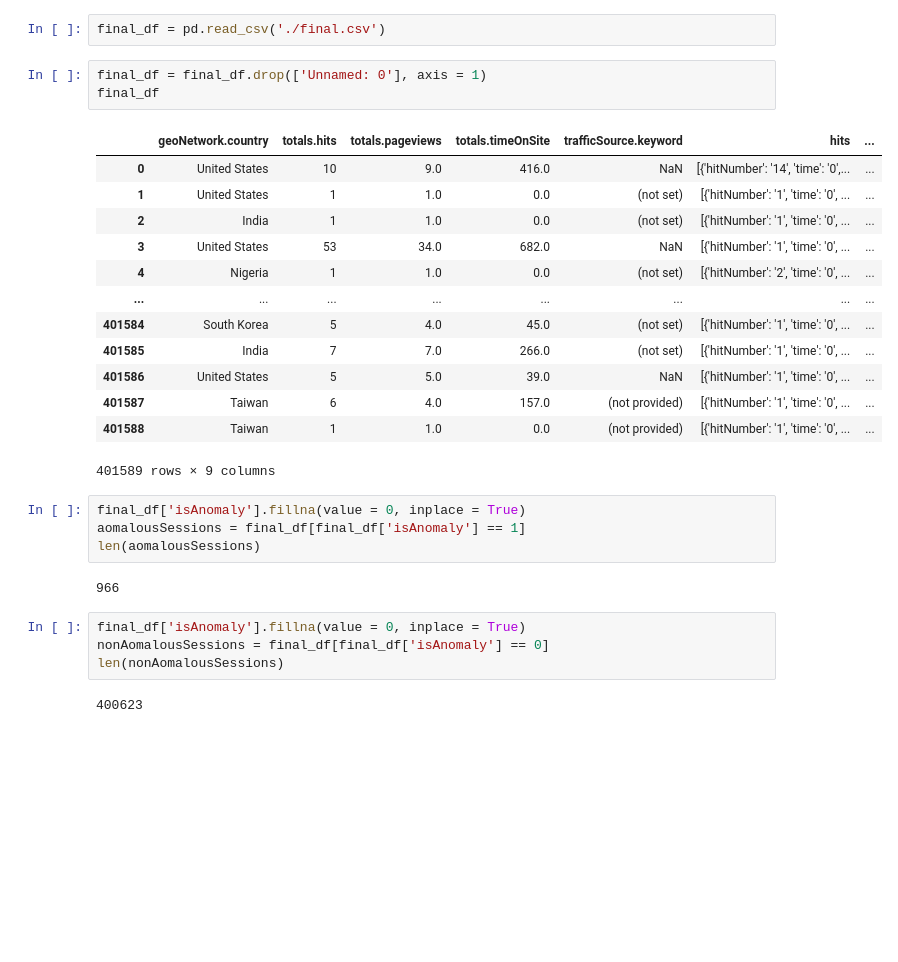
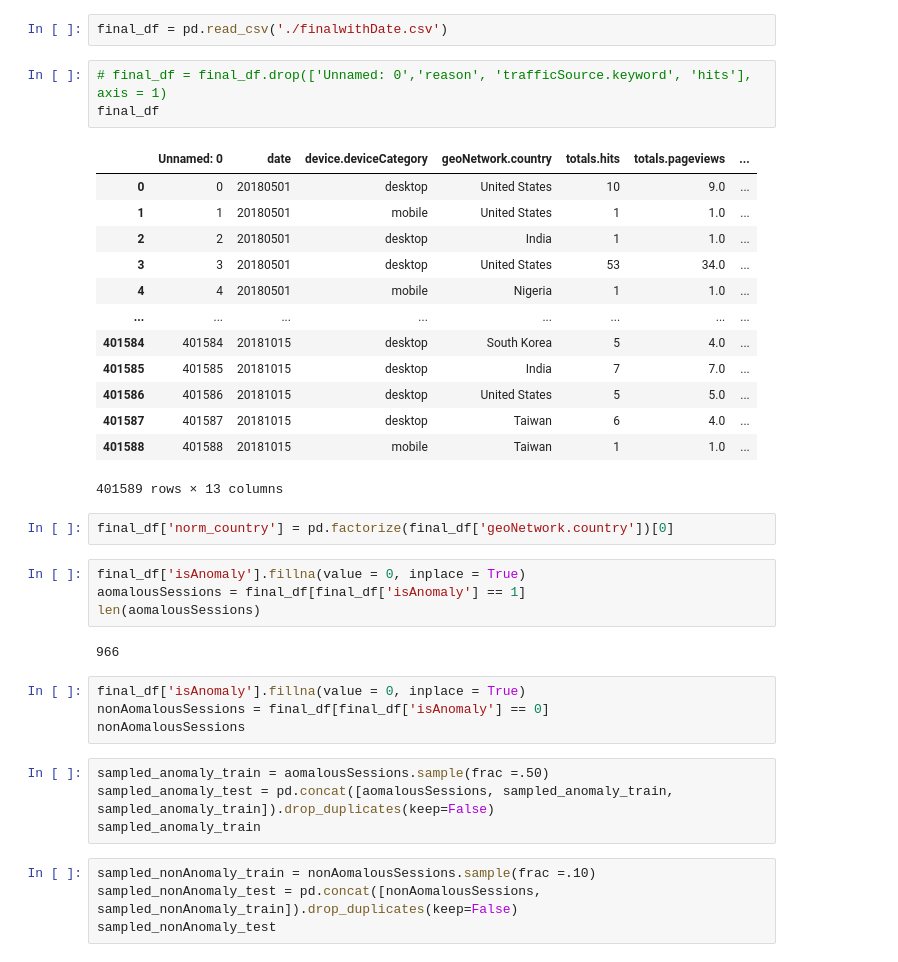
Before and after one commit to bsse1027/SPL-3, a Jupyter notebook: ML.ipynb, the cells around one changed output. Cells and saved outputs as stored; diff of their text form; blank space fills up the shorter version.

```diff
--- a/ML.ipynb
+++ b/ML.ipynb
@@ -13,22 +22,24 @@ import math
 # %%
-final_df = pd.read_csv('./final.csv')
+final_df = pd.read_csv('./finalwithDate.csv')
 # %%
-final_df = final_df.drop(['Unnamed: 0'], axis = 1)
+# final_df = final_df.drop(['Unnamed: 0','reason', 'trafficSource.keyword', 'hits'], axis = 1)
 final_df
 # %% [output]
-|  | geoNetwork.country | totals.hits | totals.pageviews | totals.timeOnSite | trafficSource.keyword | hits | ... |
-| 0 | United States | 10 | 9.0 | 416.0 | NaN | [{'hitNumber': '14', 'time': '0',... | ... |
-| 1 | United States | 1 | 1.0 | 0.0 | (not set) | [{'hitNumber': '1', 'time': '0', ... | ... |
-| 2 | India | 1 | 1.0 | 0.0 | (not set) | [{'hitNumber': '1', 'time': '0', ... | ... |
-| 3 | United States | 53 | 34.0 | 682.0 | NaN | [{'hitNumber': '1', 'time': '0', ... | ... |
-| 4 | Nigeria | 1 | 1.0 | 0.0 | (not set) | [{'hitNumber': '2', 'time': '0', ... | ... |
+|  | Unnamed: 0 | date | device.deviceCategory | geoNetwork.country | totals.hits | totals.pageviews | ... |
+| 0 | 0 | 20180501 | desktop | United States | 10 | 9.0 | ... |
+| 1 | 1 | 20180501 | mobile | United States | 1 | 1.0 | ... |
+| 2 | 2 | 20180501 | desktop | India | 1 | 1.0 | ... |
+| 3 | 3 | 20180501 | desktop | United States | 53 | 34.0 | ... |
+| 4 | 4 | 20180501 | mobile | Nigeria | 1 | 1.0 | ... |
 | ... | ... | ... | ... | ... | ... | ... | ... |
-| 401584 | South Korea | 5 | 4.0 | 45.0 | (not set) | [{'hitNumber': '1', 'time': '0', ... | ... |
-| 401585 | India | 7 | 7.0 | 266.0 | (not set) | [{'hitNumber': '1', 'time': '0', ... | ... |
-| 401586 | United States | 5 | 5.0 | 39.0 | NaN | [{'hitNumber': '1', 'time': '0', ... | ... |
-| 401587 | Taiwan | 6 | 4.0 | 157.0 | (not provided) | [{'hitNumber': '1', 'time': '0', ... | ... |
-| 401588 | Taiwan | 1 | 1.0 | 0.0 | (not provided) | [{'hitNumber': '1', 'time': '0', ... | ... |
+| 401584 | 401584 | 20181015 | desktop | South Korea | 5 | 4.0 | ... |
+| 401585 | 401585 | 20181015 | desktop | India | 7 | 7.0 | ... |
+| 401586 | 401586 | 20181015 | desktop | United States | 5 | 5.0 | ... |
+| 401587 | 401587 | 20181015 | desktop | Taiwan | 6 | 4.0 | ... |
+| 401588 | 401588 | 20181015 | mobile | Taiwan | 1 | 1.0 | ... |
-401589 rows × 9 columns
+401589 rows × 13 columns
+# %%
+final_df['norm_country'] = pd.factorize(final_df['geoNetwork.country'])[0]
 # %%
 final_df['isAnomaly'].fillna(value = 0, inplace = True)
 aomalousSessions = final_df[final_df['isAnomaly'] == 1]
@@ -38,6 +49,12 @@ len(aomalousSessions)
 # %%
 final_df['isAnomaly'].fillna(value = 0, inplace = True)
 nonAomalousSessions = final_df[final_df['isAnomaly'] == 0]
-len(nonAomalousSessions)
+nonAomalousSessions
-# %% [output]
-400623
+# %%
+sampled_anomaly_train = aomalousSessions.sample(frac =.50)
+sampled_anomaly_test = pd.concat([aomalousSessions, sampled_anomaly_train, sampled_anomaly_train]).drop_duplicates(keep=False)
+sampled_anomaly_train
+# %%
+sampled_nonAnomaly_train = nonAomalousSessions.sample(frac =.10)
+sampled_nonAnomaly_test = pd.concat([nonAomalousSessions, sampled_nonAnomaly_train]).drop_duplicates(keep=False)
+sampled_nonAnomaly_test
```
Also changed, not shown: parts of 15 cells of this notebook, 4 other files.
